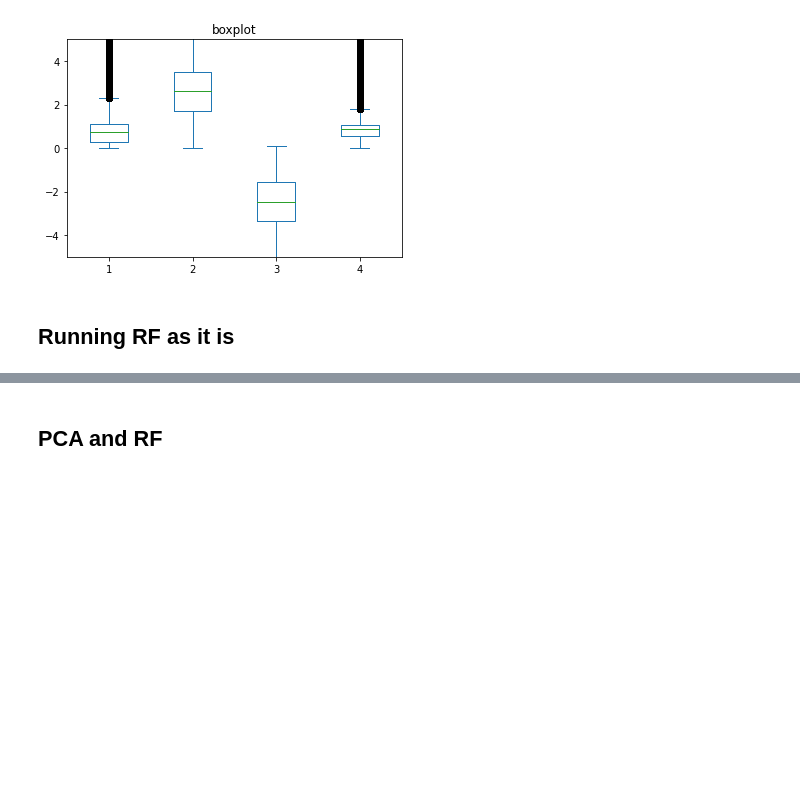
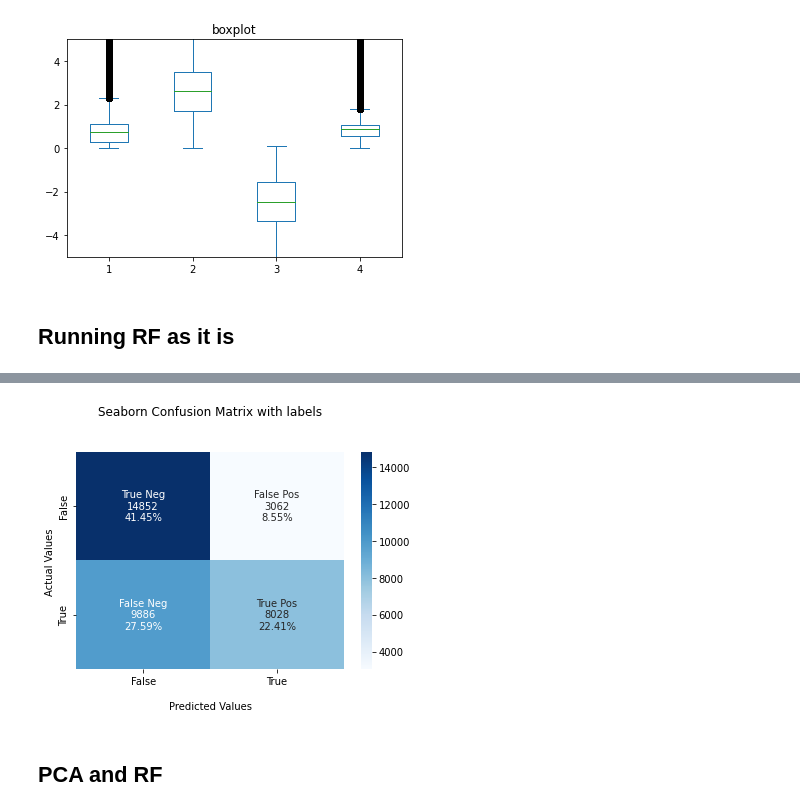
Before and after one commit to Janina712/MLTSA_FinalProject, a Jupyter notebook: tryouts/Random_Classifier.ipynb, the cells around one changed output, grey strips where cells are left out. Drawn from its saved outputs; the diff is of its cells as text; code cells hidden in the pictures; blank space fills up the shorter version.

```diff
--- a/tryouts/Random_Classifier.ipynb
+++ b/tryouts/Random_Classifier.ipynb
@@ -141,3 +190,10 @@ rf.fit(train_features, train_labels);
+# %%
+# FOR TOTAL SET
+rf = RandomForestClassifier(
+    n_estimators = 600, random_state = 15, min_samples_leaf = 2, min_samples_split = 3, max_depth = 5
+)
+# Train the model on training data
+rf.fit(train_features, train_labels);
 # %%
 predictions = rf.predict(eval_features)
 # %%
@@ -186,0 +275,2 @@ pl.show()
+# %%
+predictions_test = rf.predict(test_features)
@@ -187,3 +293,33 @@ pl.show()
+# %%
+cf_matrix_test = confusion_matrix(test_labels, predictions_test)
+# %%
+group_names = ['True Neg','False Pos','False Neg','True Pos']
+
+group_counts = ["{0:0.0f}".format(value) for value in
+                cf_matrix_test.flatten()]
+
+group_percentages = ["{0:.2%}".format(value) for value in
+                     cf_matrix_test.flatten()/np.sum(cf_matrix_test)]
+
+labels = [f"{v1}\n{v2}\n{v3}" for v1, v2, v3 in
+          zip(group_names,group_counts,group_percentages)]
+
+labels = np.asarray(labels).reshape(2,2)
+
+ax = sns.heatmap(cf_matrix_test, annot=labels, fmt='', cmap='Blues')
+
+ax.set_title('Seaborn Confusion Matrix with labels\n\n');
+ax.set_xlabel('\nPredicted Values')
+ax.set_ylabel('Actual Values ');
+
+## Ticket labels - List must be in alphabetical order
+ax.xaxis.set_ticklabels(['False','True'])
+ax.yaxis.set_ticklabels(['False','True'])
+
+## Display the visualization of the Confusion Matrix.
+pl.show()
+# %% [output]
+[figure, added]
 # %% [markdown]
 ## PCA and RF
 # %%
```
Also changed, not shown: parts of 30 cells of this notebook.
